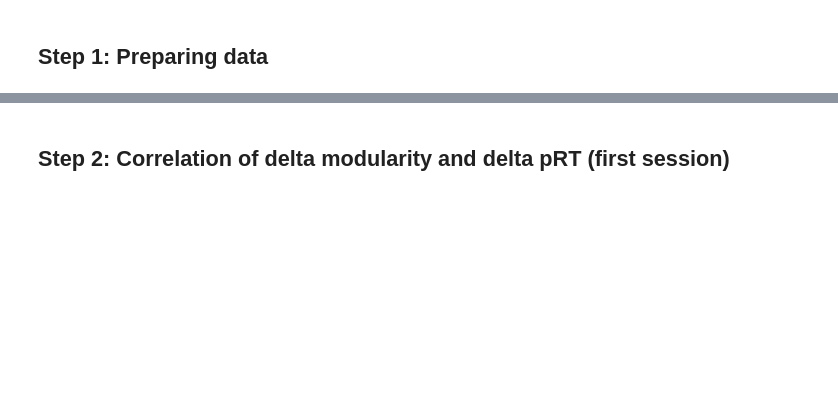
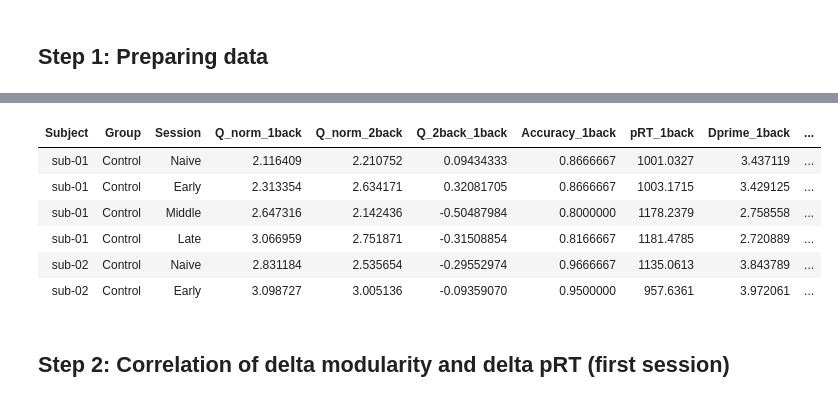
Before and after one commit to kfinc/wm-training-modularity, a Jupyter notebook: 03-static_FC_analyses/04-modularity-behaviour_stats.ipynb, the cells around one changed output, grey strips where cells are left out. Cells and saved outputs as stored; diff of their text form; code cells hidden in the pictures; blank space fills up the shorter version.

```diff
--- a/03-static_FC_analyses/04-modularity-behaviour_stats.ipynb
+++ b/03-static_FC_analyses/04-modularity-behaviour_stats.ipynb
@@ -74,0 +86,31 @@ Warning message:
+# %%
+#--- Behaviour
+
+# Behaviour 1-back
+behaviour_1back <- behaviour %>%
+                   filter(Condition=='1-back') %>%
+                   select(-Condition)
+
+# Behaviour 2-back
+behaviour_2back <- behaviour %>%
+                   filter(Condition=='2-back') %>%
+                   select(-Condition)
+
+# Add 1-back/2-back labels to behaviour columns
+colnames(behaviour_1back)[3:5] <- paste(colnames(behaviour_1back)[3:5], "1back", sep = "_")
+colnames(behaviour_2back)[3:5] <- paste(colnames(behaviour_2back)[3:5], "2back", sep = "_")
+
+# Calculate change from 1-back to 2-back
+behaviour_2back_1back <- behaviour_2back[3:5] - behaviour_1back[3:5]
+colnames(behaviour_2back_1back) <- paste(colnames(behaviour)[4:6], "delta", sep = "_")
+
+
+behaviour_diff <- behaviour_1back %>%
+    left_join(behaviour_2back, by=c("Subject", "Session", "Group")) %>%
+    cbind(delta)
+
+#--- Merging modulatiy and behaviour into one table
+
+Q_beh <- left_join(Q_diff, behaviour_diff)
+head(Q_beh)
+# %% [output]
@@ -75,3 +121,10 @@ Warning message:
+| Subject | Group | Session | Q_norm_1back | Q_norm_2back | Q_2back_1back | Accuracy_1back | pRT_1back | Dprime_1back | ... |
+| sub-01 | Control | Naive | 2.116409 | 2.210752 | 0.09434333 | 0.8666667 | 1001.0327 | 3.437119 | ... |
+| sub-01 | Control | Early | 2.313354 | 2.634171 | 0.32081705 | 0.8666667 | 1003.1715 | 3.429125 | ... |
+| sub-01 | Control | Middle | 2.647316 | 2.142436 | -0.50487984 | 0.8000000 | 1178.2379 | 2.758558 | ... |
+| sub-01 | Control | Late | 3.066959 | 2.751871 | -0.31508854 | 0.8166667 | 1181.4785 | 2.720889 | ... |
+| sub-02 | Control | Naive | 2.831184 | 2.535654 | -0.29552974 | 0.9666667 | 1135.0613 | 3.843789 | ... |
+| sub-02 | Control | Early | 3.098727 | 3.005136 | -0.09359070 | 0.9500000 | 957.6361 | 3.972061 | ... |
 # %% [markdown]
 Step 2: Correlation of delta modularity and delta pRT (first session)
 -----------------------
```
Also changed, not shown: parts of 12 cells of this notebook, 2 other files.
